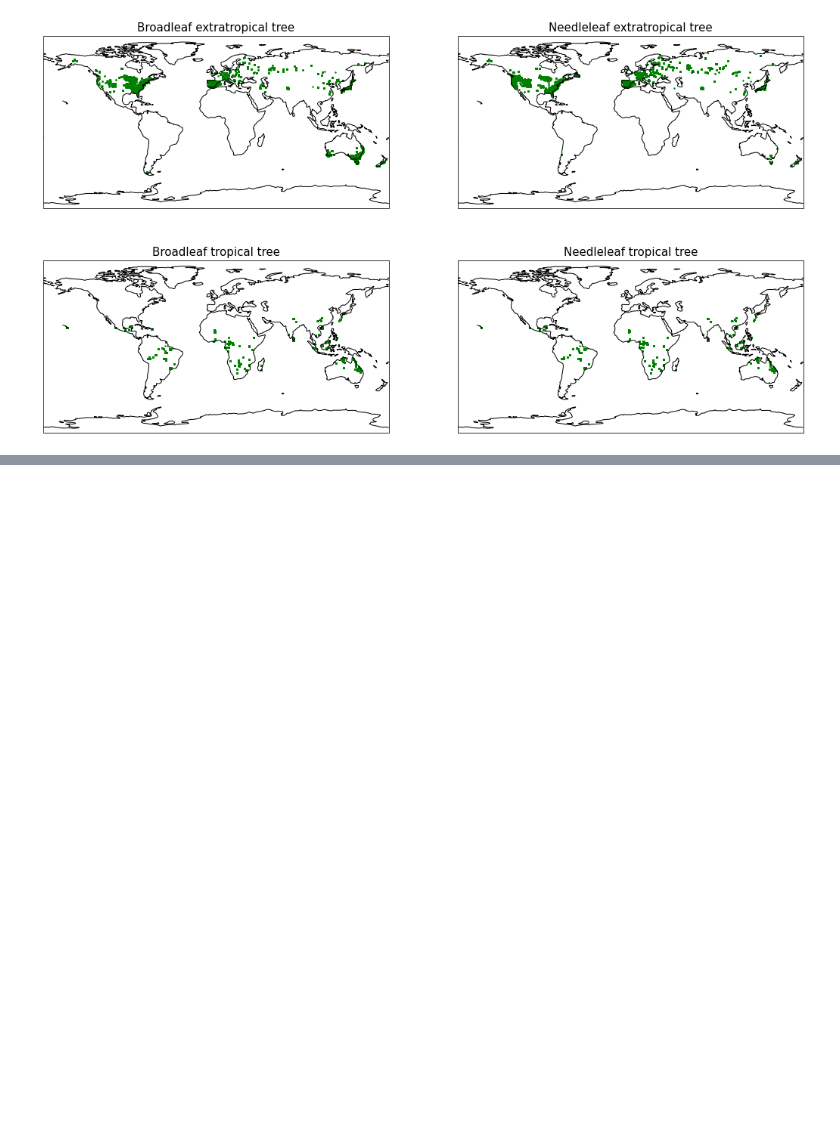
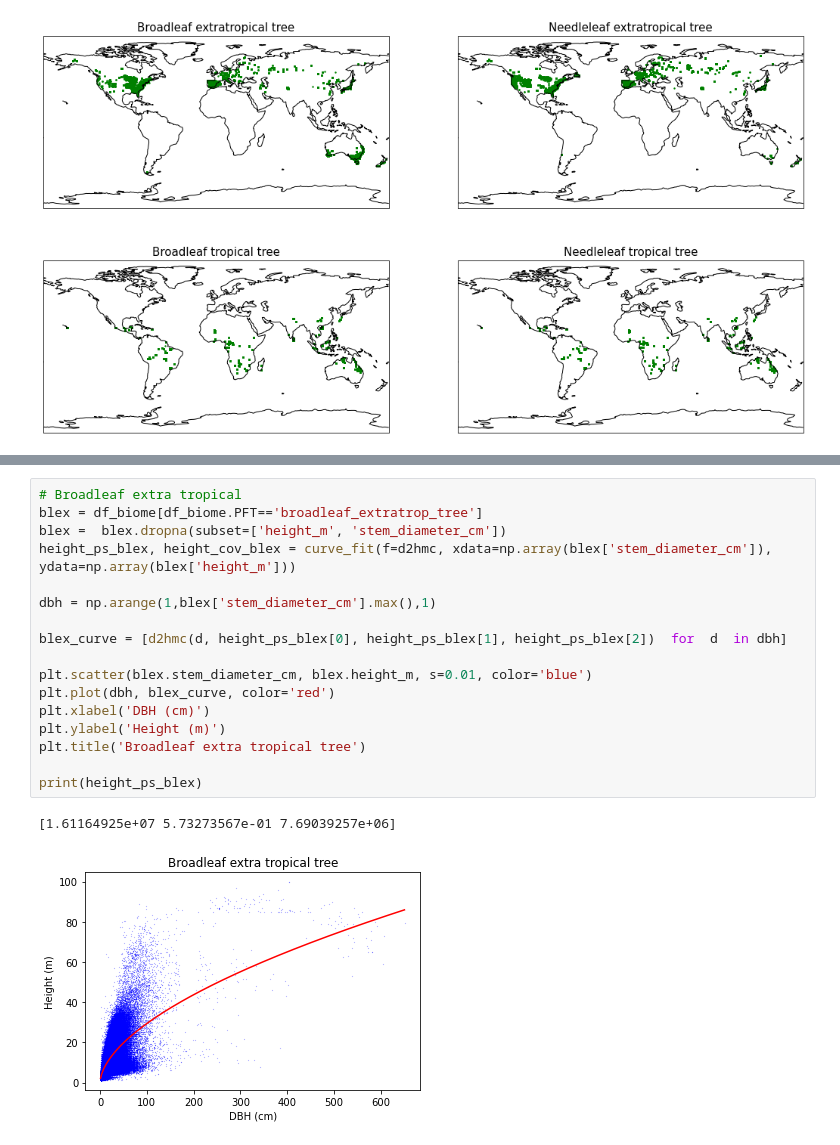
Before and after one commit to JessicaNeedham/FATES-plotting-scripts, a Jupyter notebook: Tallo_analysis_global.ipynb, the cells around one changed output, grey strips where cells are left out. Saved outputs shown, nothing was run; the diff lists cells and outputs as text; blank space fills up the shorter version.

```diff
--- a/Tallo_analysis_global.ipynb
+++ b/Tallo_analysis_global.ipynb
@@ -199,0 +281,20 @@ f1ax3.set_global()
+# %%
+# Broadleaf extra tropical
+blex = df_biome[df_biome.PFT=='broadleaf_extratrop_tree']
+blex =  blex.dropna(subset=['height_m', 'stem_diameter_cm'])
+height_ps_blex, height_cov_blex = curve_fit(f=d2hmc, xdata=np.array(blex['stem_diameter_cm']), ydata=np.array(blex['height_m']))
+
+dbh = np.arange(1,blex['stem_diameter_cm'].max(),1)
+
+blex_curve = [d2hmc(d, height_ps_blex[0], height_ps_blex[1], height_ps_blex[2])  for  d  in dbh]
+
+plt.scatter(blex.stem_diameter_cm, blex.height_m, s=0.01, color='blue')
+plt.plot(dbh, blex_curve, color='red')
+plt.xlabel('DBH (cm)')
+plt.ylabel('Height (m)')
+plt.title('Broadleaf extra tropical tree')
+
+print(height_ps_blex)
+# %% [output]
+[1.61164925e+07 5.73273567e-01 7.69039257e+06]
+[figure, added]
```
Also changed, not shown: parts of 19 cells of this notebook.
